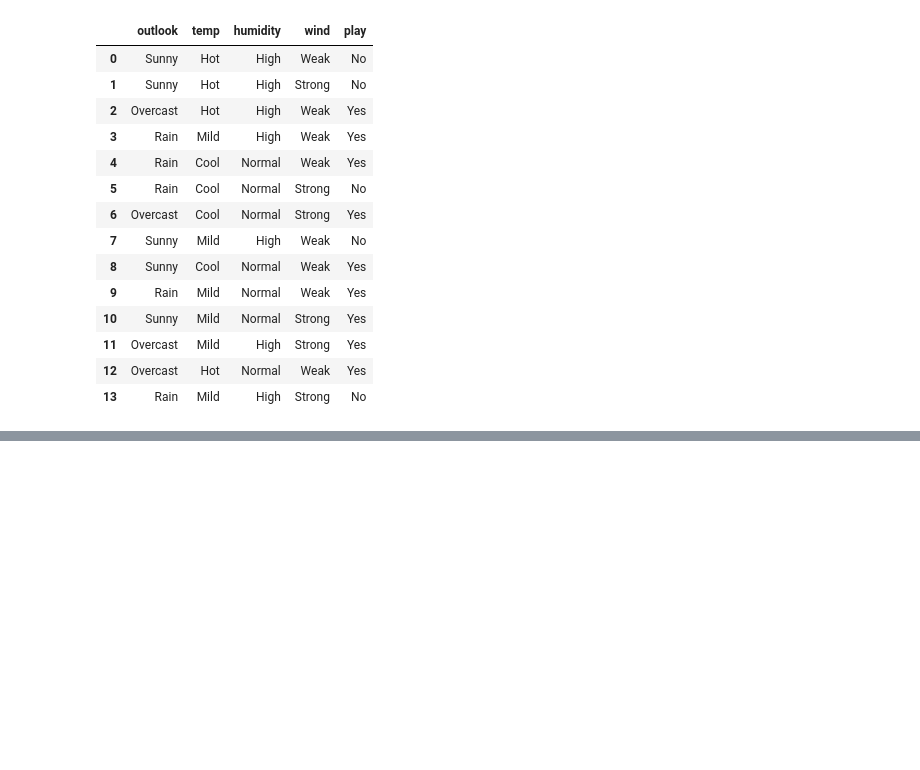
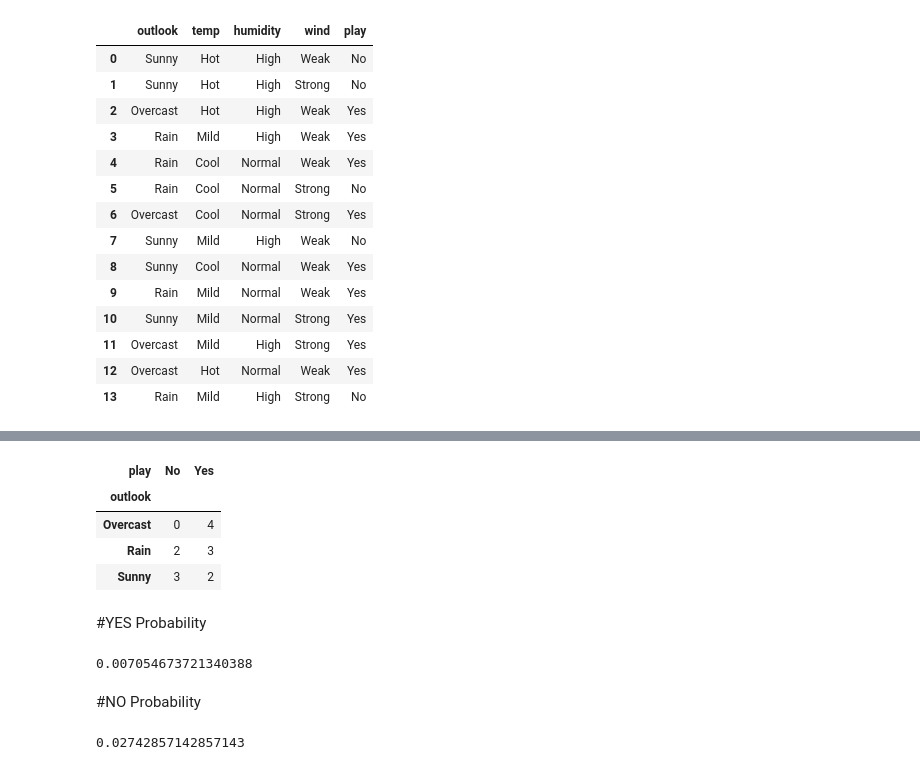
Before and after one commit to blackwithwhitegreen/ML-files, a Jupyter notebook: Niave.ipynb, the cells around one changed output, grey strips where cells are left out. Drawn from its saved outputs; the diff is of its cells as text; code cells hidden in the pictures; blank space fills up the shorter version.

```diff
--- a/Niave.ipynb
+++ b/Niave.ipynb
@@ -67,0 +159,10 @@ df
+# %%
+# Outlook
+
+pd.crosstab(df['outlook'],df['play'])
+# %% [output]
+| play | No | Yes |
+| outlook |  |  |
+| Overcast | 0 | 4 |
+| Rain | 2 | 3 |
+| Sunny | 3 | 2 |
@@ -67,0 +175,16 @@ df
+# %% [markdown]
+#YES Probability
+# %%
+# Outlook = Sunny,Temp = Hot,Humidity = High,Wind = Weak
+
+Pyes = py*psy*PHotYes*PHighYes*PWeakYes
+print(Pyes)
+# %% [output]
+0.007054673721340388
+# %% [markdown]
+#NO Probability
+# %%
+pno = pn*psn*PHotNo*PHighNo*PWeakNO
+print(pno)
+# %% [output]
+0.02742857142857143
```
Also changed, not shown: parts of 14 cells of this notebook.
